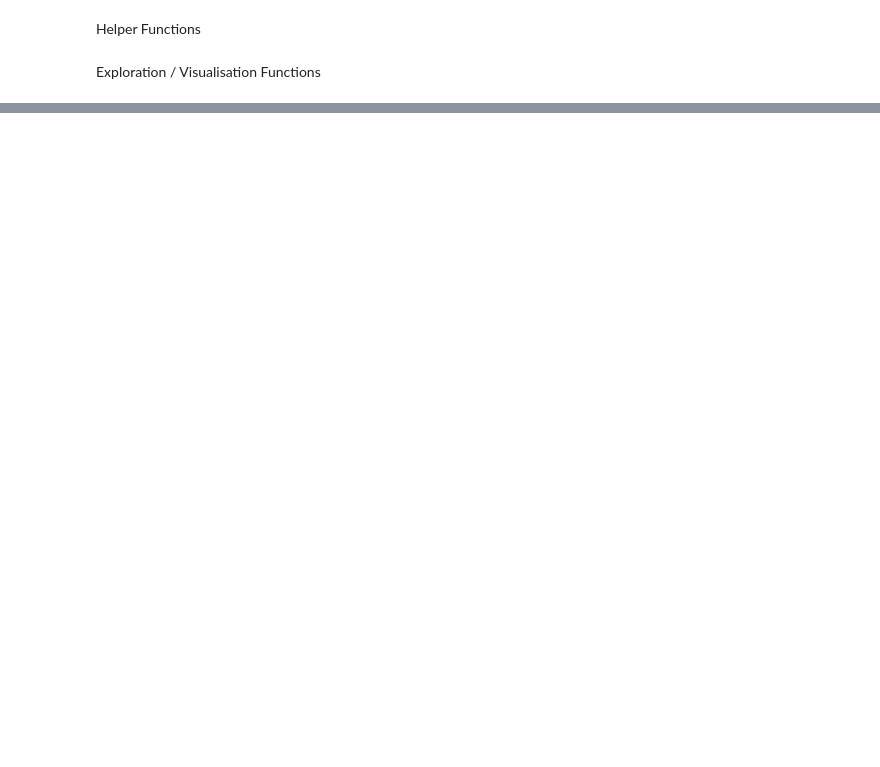
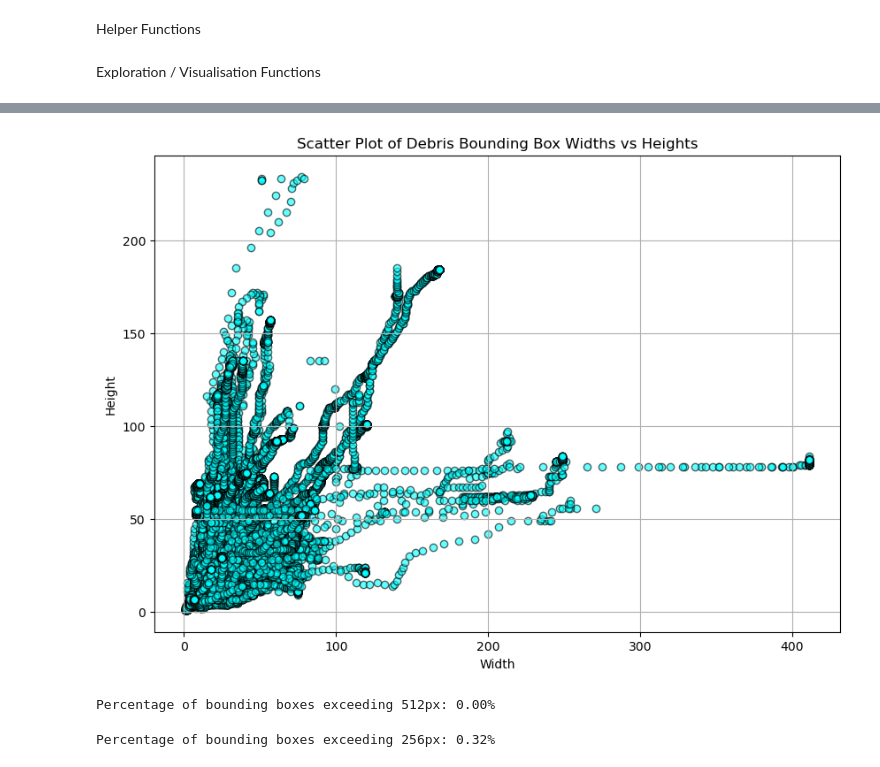
Before and after one commit to Thomas-Bush/dyna-landslide-surrogate, a Jupyter notebook: notebooks/metadata_exploration.ipynb, the cells around one changed output, grey strips where cells are left out. Cells and saved outputs as stored; diff of their text form; code cells hidden in the pictures; blank space fills up the shorter version.

```diff
--- a/notebooks/metadata_exploration.ipynb
+++ b/notebooks/metadata_exploration.ipynb
@@ -90,0 +326,16 @@ plot_resolution_histogram(metadata, 'y')
+# %%
+plot_debris_bounding_boxes(metadata)
+# %% [output]
+[figure, added]
+# %%
+diameter = 512
+percentage = calculate_percentage_exceeding_diameter(metadata, diameter)
+print(f"Percentage of bounding boxes exceeding {diameter}px: {percentage:.2f}%")
+# %% [output]
+Percentage of bounding boxes exceeding 512px: 0.00%
+# %%
+diameter = 256
+percentage = calculate_percentage_exceeding_diameter(metadata, diameter)
+print(f"Percentage of bounding boxes exceeding {diameter}px: {percentage:.2f}%")
+# %% [output]
+Percentage of bounding boxes exceeding 256px: 0.32%
```
Also changed, not shown: parts of 12 cells of this notebook, 9 other files.
